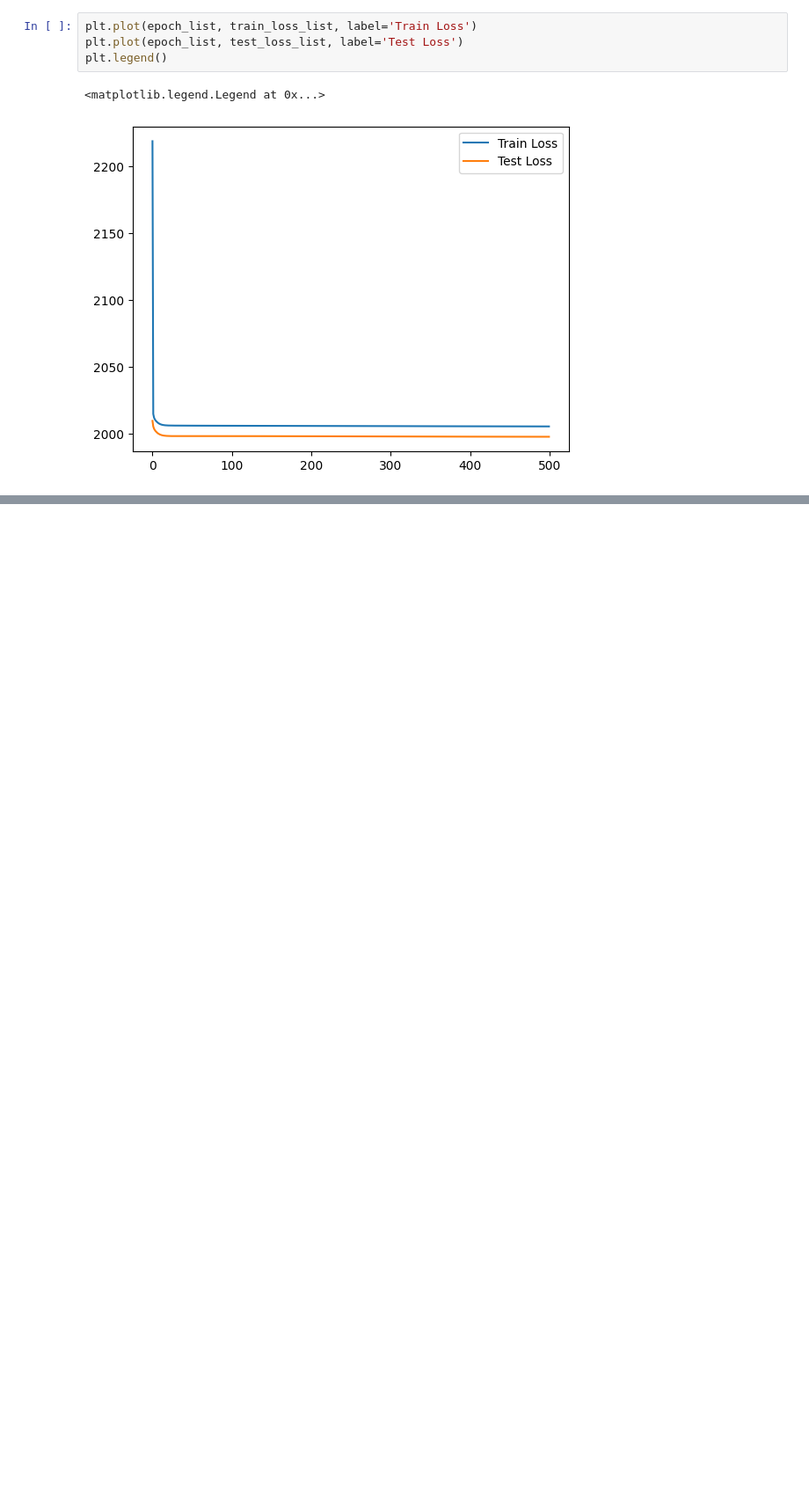
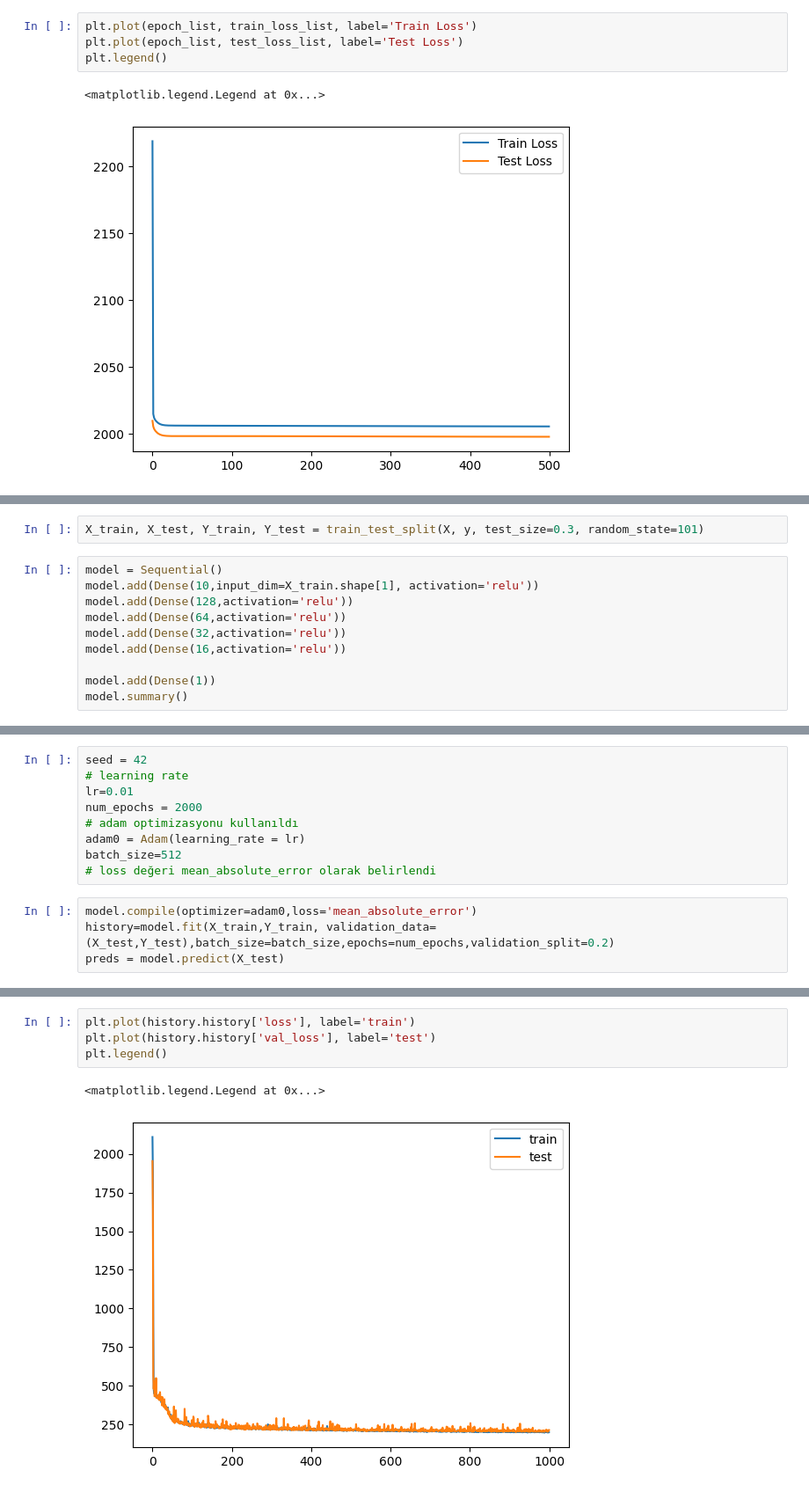
Before and after one commit to adimittal03/ECS171-Final-Group21, a Jupyter notebook: code/model.ipynb, the cells around one changed output, grey strips where cells are left out. Shown at 88% size. Drawn from its saved outputs; the diff is of its cells as text; blank space fills up the shorter version.

Commit message:
Update ANN for prediction, reduce the MAE to 200

```diff
--- a/code/model.ipynb
+++ b/code/model.ipynb
@@ -476,0 +524,12 @@ plt.legend()
+# %%
+X_train, X_test, Y_train, Y_test = train_test_split(X, y, test_size=0.3, random_state=101)
+# %%
+model = Sequential()
+model.add(Dense(10,input_dim=X_train.shape[1], activation='relu'))
+model.add(Dense(128,activation='relu'))
+model.add(Dense(64,activation='relu'))
+model.add(Dense(32,activation='relu'))
+model.add(Dense(16,activation='relu'))
+
+model.add(Dense(1))
+model.summary()
@@ -476,0 +556,13 @@ plt.legend()
+# %%
+seed = 42
+# learning rate
+lr=0.01
+num_epochs = 2000
+# adam optimizasyonu kullanıldı
+adam0 = Adam(learning_rate = lr)
+batch_size=512
+# loss değeri mean_absolute_error olarak belirlendi
+# %%
+model.compile(optimizer=adam0,loss='mean_absolute_error')
+history=model.fit(X_train,Y_train, validation_data=(X_test,Y_test),batch_size=batch_size,epochs=num_epochs,validation_split=0.2)
+preds = model.predict(X_test)
@@ -476,0 +587,7 @@ plt.legend()
+# %%
+plt.plot(history.history['loss'], label='train')
+plt.plot(history.history['val_loss'], label='test')
+plt.legend()
+# %% [output]
+<matplotlib.legend.Legend at 0x...>
+[figure, added]
```
Also changed, not shown: parts of 8 cells of this notebook.
